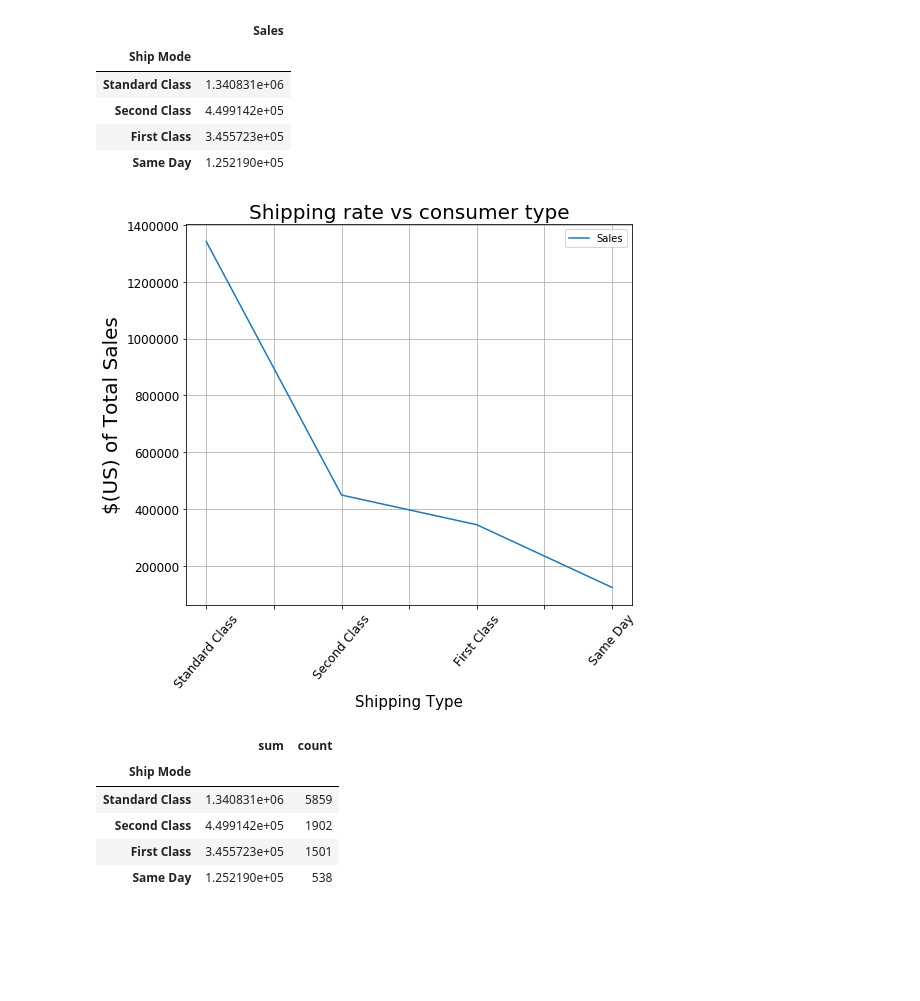
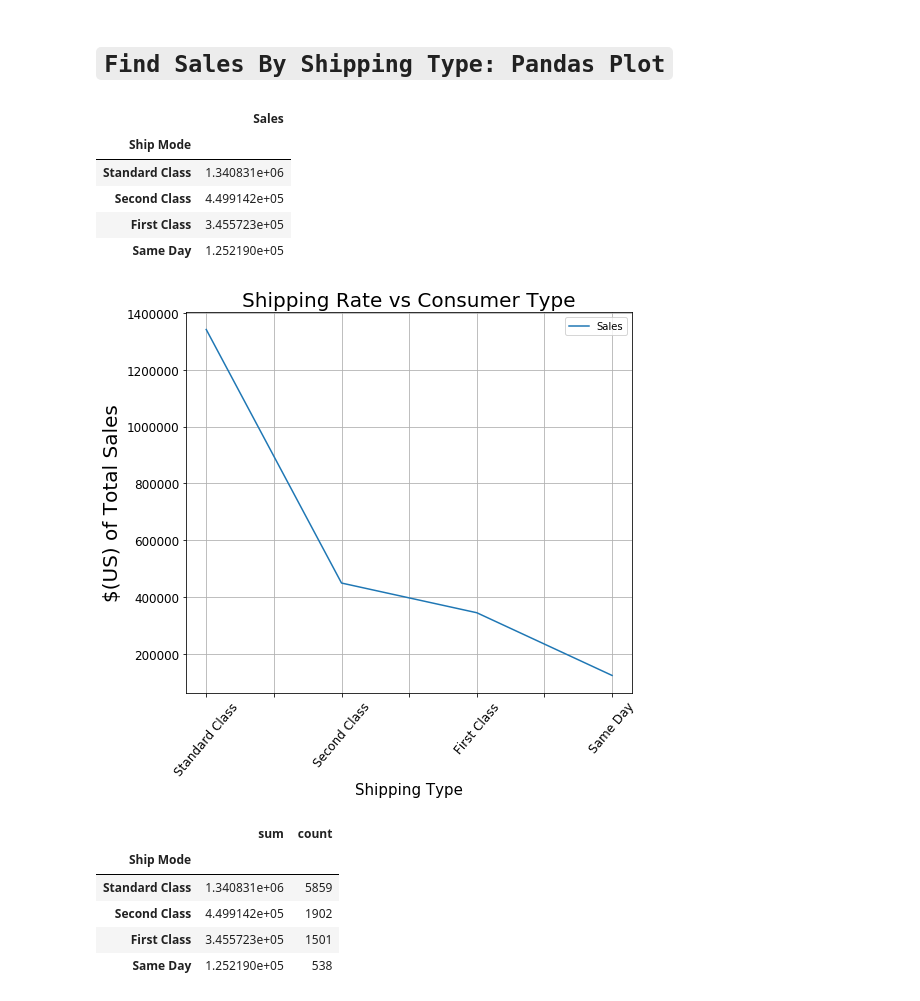
Before and after one commit to MrFuguDataScience/Python_Basics, a Jupyter notebook: ShoppingSales_EDA_n_plots.ipynb, the cells around one changed output. Drawn from its saved outputs; the diff is of its cells as text; code cells hidden in the pictures; blank space fills up the shorter version.

```diff
--- a/ShoppingSales_EDA_n_plots.ipynb
+++ b/ShoppingSales_EDA_n_plots.ipynb
@@ -41,27 +49,28 @@ sales_dta.head()
 | 2 | 3 | CA-2017-138688 | 12/06/2017 | 16/06/2017 | Second Class | DV-13045 | Darrin Van Huff | Corporate | United States | ... |
 | 3 | 4 | US-2016-108966 | 11/10/2016 | 18/10/2016 | Standard Class | SO-20335 | Sean O'Donnell | Consumer | United States | ... |
 | 4 | 5 | US-2016-108966 | 11/10/2016 | 18/10/2016 | Standard Class | SO-20335 | Sean O'Donnell | Consumer | United States | ... |
+# %% [markdown]
+# `Find Sales By Shipping Type: Pandas Plot`
 # %%
-# plt.figure()
-# plt.xticks(rotation=45)
+
 ax_=sales_dta.loc[:,['Ship Mode','Sales']].groupby('Ship Mode').sum().\
 sort_values('Sales',ascending=False).plot(fontsize=12,figsize=(8,7),rot=50)
 
 ax_.set_xlabel("Shipping Type",fontsize=15)
 ax_.grid()
 ax_.set_ylabel("$(US) of Total Sales",fontsize=20)
-ax_.set_title('Shipping rate vs consumer type',fontsize=20)
+ax_.set_title('Shipping Rate vs Consumer Type',fontsize=20)
 
 sales_dta.loc[:,['Ship Mode','Sales']].groupby('Ship Mode').sum().sort_values('Sales',
                                                     ascending=False)
 # %% [output]
 |  | Sales |
 | Ship Mode |  |
 | Standard Class | 1.340831e+06 |
 | Second Class | 4.499142e+05 |
 | First Class | 3.455723e+05 |
 | Same Day | 1.252190e+05 |
-[figure, old version]
+[figure, new version]
 # %%
 sales_dta.loc[:,['Ship Mode','Sales']].\
 groupby('Ship Mode')['Sales'].agg(['sum','count']).sort_values('sum',
```
Also changed, not shown: parts of 10 cells of this notebook.
